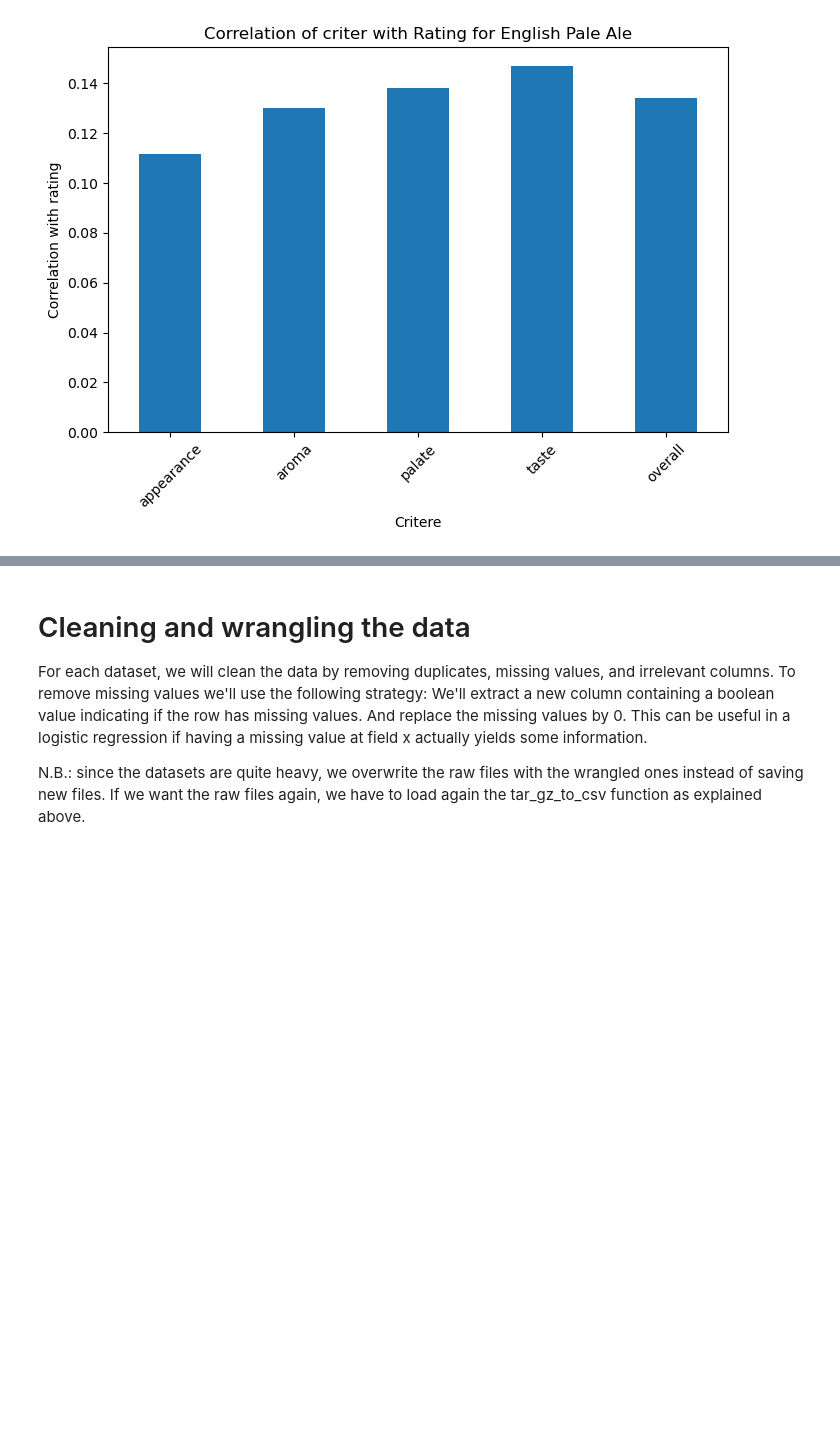
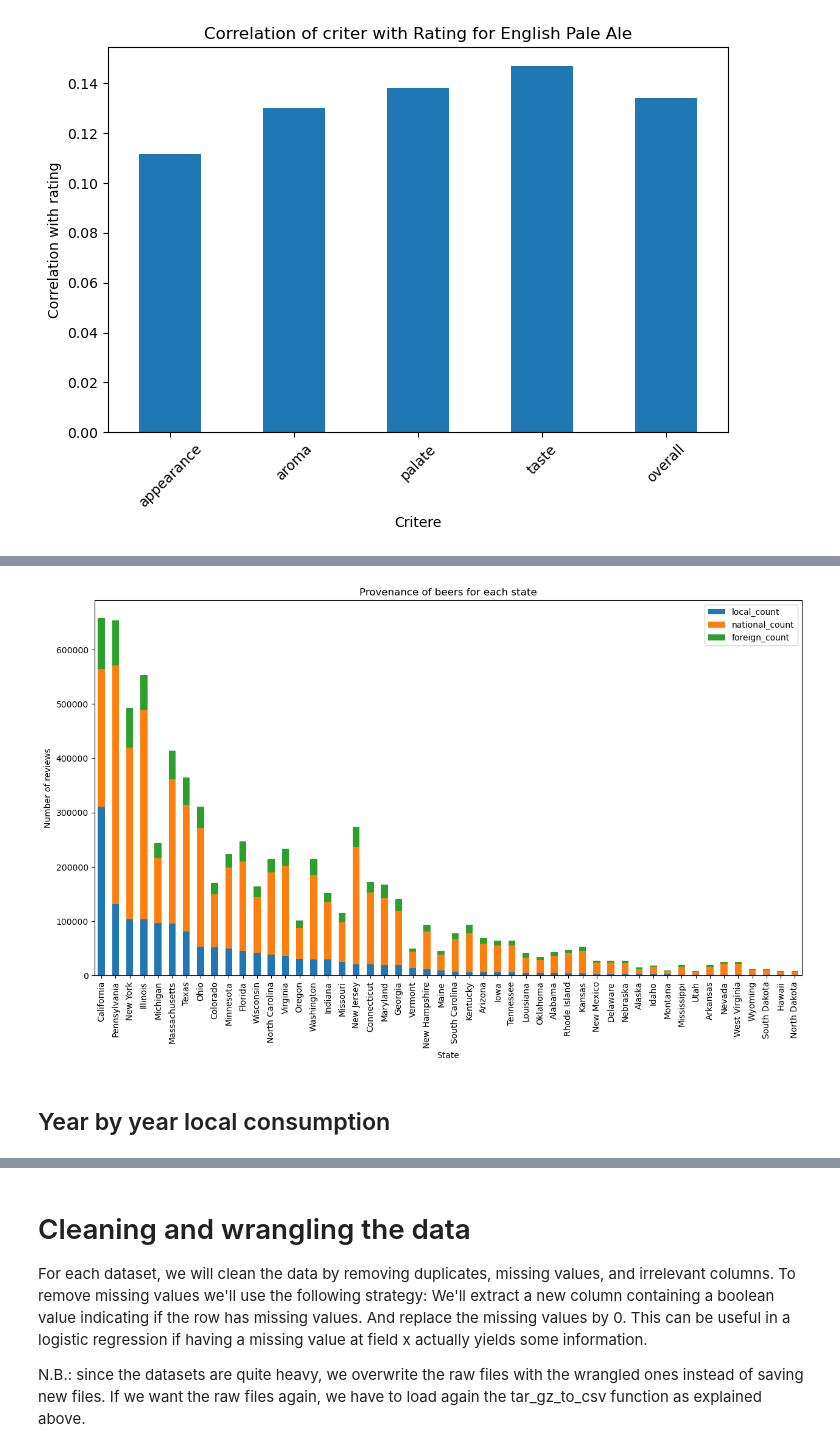
Before and after one commit to epfl-ada/ada-2024-project-fandemondada, a Jupyter notebook: old_results.ipynb, the cells around one changed output, grey strips where cells are left out. Drawn from its saved outputs; the diff is of its cells as text; code cells hidden in the pictures; blank space fills up the shorter version.

```diff
--- a/old_results.ipynb
+++ b/old_results.ipynb
@@ -161,0 +171,5 @@ Roggenbier                       0.051973
+# %%
+user_state_dic = {}
+
+for state in pd.unique(ba_usa_ratings['state']):
+    user_state_dic[state] = ba_usa_ratings[ba_usa_ratings['state'] == state]
@@ -161,0 +178,26 @@ Roggenbier                       0.051973
+# %%
+breweries = load_breweries()
+
+breweries.head()
+# %%
+for key in user_state_dic.keys():
+    user_state_dic[key] = user_state_dic[key].merge(breweries[['brewery_id', 'state']], on='brewery_id', how='left')
+    user_state_dic[key] = user_state_dic[key].rename(columns={'state_x': 'user_state', 'state_y': 'brewery_state'})
+# %%
+dic_state_provenance  = {key: {} for key in user_state_dic.keys()}
+for key in user_state_dic.keys():
+    dic_state_provenance[key]['local_count'] = user_state_dic[key][user_state_dic[key]['user_state'] == user_state_dic[key]['brewery_state']].shape[0]
+    dic_state_provenance[key]['national_count'] = user_state_dic[key][user_state_dic[key]['brewery_state'].isin(user_state_dic.keys() - [key])].shape[0]
+    dic_state_provenance[key]['foreign_count'] = user_state_dic[key][~user_state_dic[key]['brewery_state'].isin(user_state_dic.keys())].shape[0]
+# %%
+state_provenance_df = pd.DataFrame(dic_state_provenance).T
+state_provenance_df = state_provenance_df.sort_values(by='local_count', ascending=False)
+state_provenance_df.plot(kind='bar', stacked=True, figsize=(15, 8))
+plt.title('Provenance of beers for each state')
+plt.xlabel('State')
+plt.ylabel('Number of reviews')
+plt.show()
+# %% [output]
+[figure, added]
+# %% [markdown]
+## Year by year local consumption
```
Also changed, not shown: parts of 9 cells of this notebook, 1 other file.
